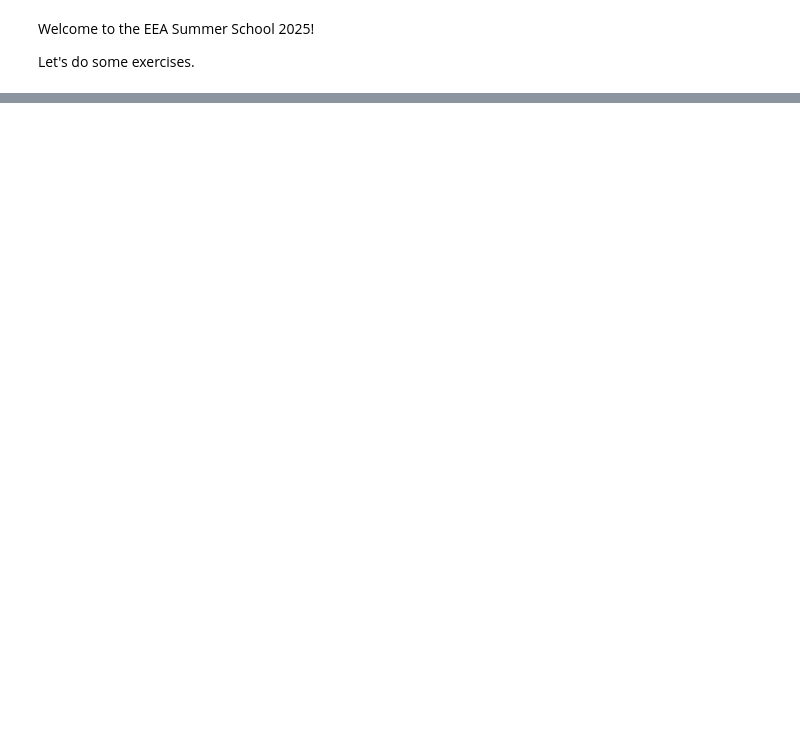
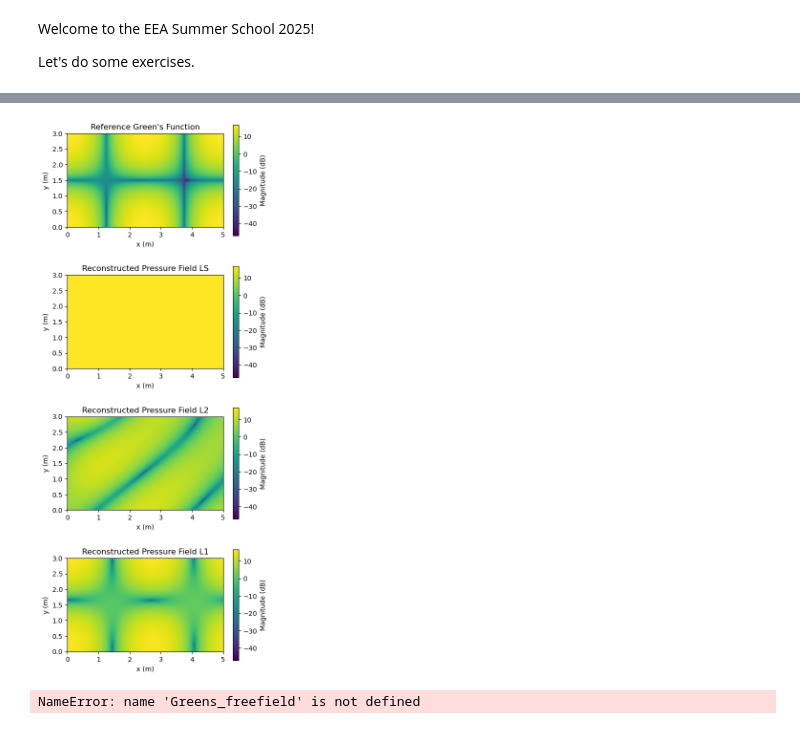
Before and after one commit to samuel-verburg/EEA-summer-school-2025, a Jupyter notebook: welcome.ipynb, the cells around one changed output, grey strips where cells are left out. Cells and saved outputs as stored; diff of their text form; code cells hidden in the pictures; blank space fills up the shorter version.

```diff
--- a/welcome.ipynb
+++ b/welcome.ipynb
@@ -35,0 +150,79 @@ plt.show()
+# %%
+r_rec = np.array([X.flatten(), Y.flatten()]).T
+B = np.exp(1j * k @ r_rec.T).T
+
+fig, axes = plt.subplots(4, 1, figsize=(5, 12))
+
+# Compute the min and max values in dB for consistent colorbars
+ref_db = 20 * np.log10(np.abs(p_ref))
+rec_ls_db = 20 * np.log10(np.abs(p_rec_ls := B @ x_ls.value))
+rec_l2_db = 20 * np.log10(np.abs(p_rec_l2 := B @ x_l2.value))
+rec_l1_db = 20 * np.log10(np.abs(p_rec_l1 := B @ x_l1.value))
+vmin, vmax = min(ref_db), max(ref_db)
+
+# Reference Green's Function
+im0 = axes[0].imshow(ref_db.reshape(X.shape), cmap='viridis', vmin=vmin, vmax=vmax, extent=(0, Lx, 0, Ly))
+axes[0].set_title("Reference Green's Function")
+axes[0].set_xlabel('x (m)')
+axes[0].set_ylabel('y (m)')
+fig.colorbar(im0, ax=axes[0], label='Magnitude (dB)')
+
+# Reconstructed Pressure Field LS
+im1 = axes[1].imshow(rec_ls_db.reshape(X.shape), cmap='viridis', vmin=vmin, vmax=vmax, extent=(0, Lx, 0, Ly))
+axes[1].set_title('Reconstructed Pressure Field LS')
+axes[1].set_xlabel('x (m)')
+axes[1].set_ylabel('y (m)')
+fig.colorbar(im1, ax=axes[1], label='Magnitude (dB)')
+
+# Reconstructed Pressure Field L2
+im2 = axes[2].imshow(rec_l2_db.reshape(X.shape), cmap='viridis', vmin=vmin, vmax=vmax, extent=(0, Lx, 0, Ly))
+axes[2].set_title('Reconstructed Pressure Field L2')
+axes[2].set_xlabel('x (m)')
+axes[2].set_ylabel('y (m)')
+fig.colorbar(im2, ax=axes[2], label='Magnitude (dB)')
+
+# Reconstructed Pressure Field L1
+im3 = axes[3].imshow(rec_l1_db.reshape(X.shape), cmap='viridis', vmin=vmin, vmax=vmax, extent=(0, Lx, 0, Ly))
+axes[3].set_title('Reconstructed Pressure Field L1')
+axes[3].set_xlabel('x (m)')
+axes[3].set_ylabel('y (m)')
+fig.colorbar(im3, ax=axes[3], label='Magnitude (dB)')
+
+plt.tight_layout()
+plt.show()
+# %% [output]
+[figure, added]
+# %%
+# Define parameters
+c = 343
+f = 89.3
+Lx, Ly = 5.0, 3.0
+Nx, Ny = 10, 10
+x0, y0 = 0.1, 0.1
+tau = 0.5
+
+# Compute the Green's function on a grid
+X, Y = np.meshgrid(np.linspace(0, Lx, int(Lx*100)), np.linspace(0, Ly, int(Ly*100)))
+r_rec = np.array([X.flatten(), Y.flatten()]).T
+p_ref = Greens_free_field(r_rec[:, 0], r_rec[:, 1], x0, y0, f, c)
+
+# Take samples randomly and add noise
+np.random.seed(42)
+m = 15
+indices = np.random.choice(p_ref.size, m, replace=False)
+p = p_ref[indices]
+p += 0.1 * (np.random.randn(m) + 1j * np.random.randn(m)) * np.sqrt(np.mean(np.abs(p)**2))
+r = r_rec[indices]
+
+# Make a figure of the Green's function over space
+plt.figure(figsize=(5, 3))
+plt.contourf(X, Y, 20*np.log10(np.abs(p_ref)).reshape(X.shape), levels=50, cmap='viridis')
+plt.scatter(r[:, 0], r[:, 1], c='red', s=10, label='Sampled Points')
+plt.legend(loc='upper right')
+plt.colorbar(label='Magnitude (dB)')
+plt.title('2D Green\'s Function')
+plt.xlabel('x (m)')
+plt.ylabel('y (m)')
+plt.show()
+# %% [output]
+NameError: name 'Greens_freefield' is not defined
```
Also changed, not shown: parts of 10 cells of this notebook.
